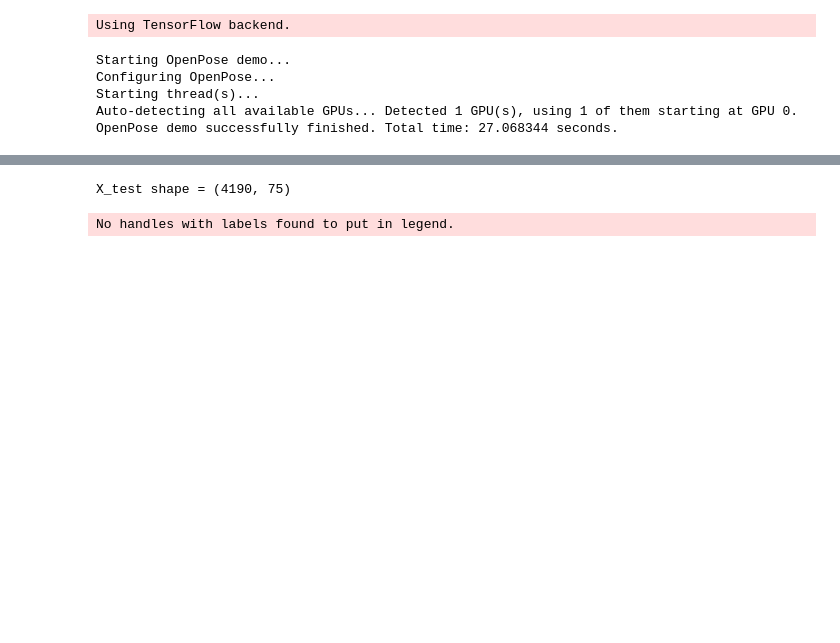
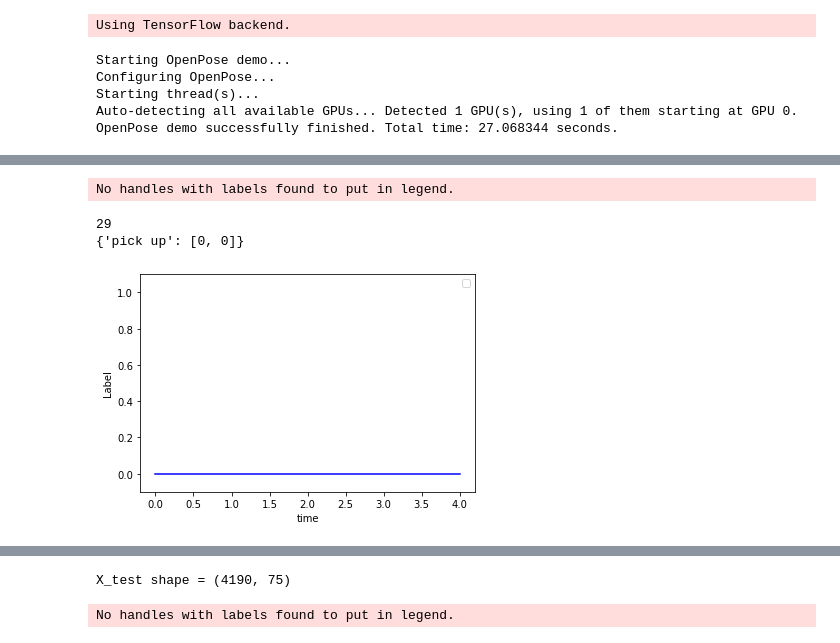
Before and after one commit to Mahinramezani/human_action_classification_ANN, a Jupyter notebook: code/test.ipynb, the cells around one changed output, grey strips where cells are left out. Cells and saved outputs as stored; diff of their text form; code cells hidden in the pictures; blank space fills up the shorter version.

```diff
--- a/code/test.ipynb
+++ b/code/test.ipynb
@@ -130,0 +156,14 @@ def testing(file_name, n_sec):
+# %%
+# final_test_3
+
+file_name = '4600_4'
+n_sec = 5   # enter the length of video (sec)
+j_dict = testing(file_name, n_sec)
+
+with open(os.path.join(path, file_name + '.json'), 'w') as fp:
+    json.dump(j_dict, fp,  indent=4)
+# %% [output]
+No handles with labels found to put in legend.
+29
+{'pick up': [0, 0]}
+[figure, added]
```
Also changed, not shown: parts of 12 cells of this notebook, 16 other files.
